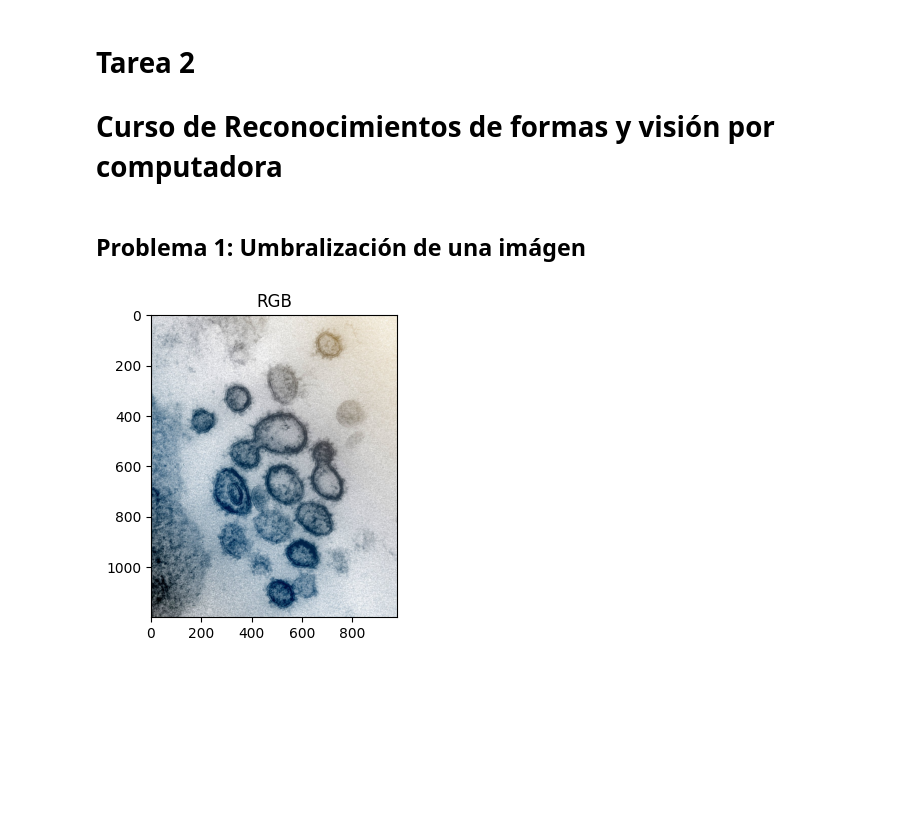
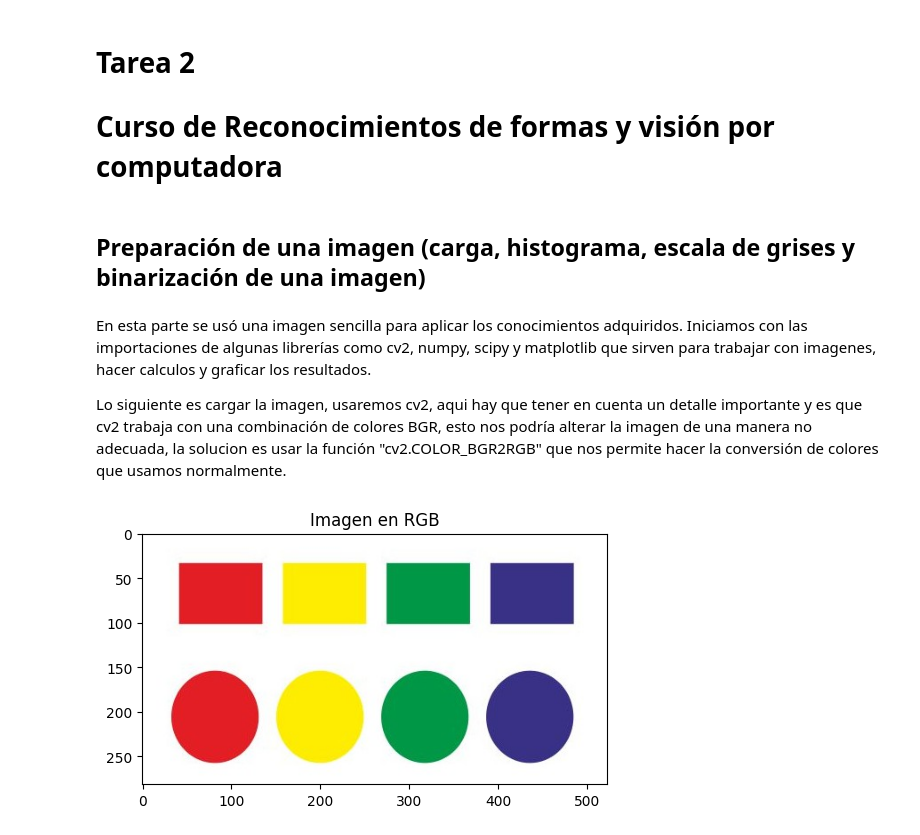
Before and after one commit to JosueHernandezR/shape-recognition-and-computer-vision, a Jupyter notebook: Tarea 2/Tarea 2.ipynb, the cells around one changed output. Drawn from its saved outputs; the diff is of its cells as text; code cells hidden in the pictures; blank space fills up the shorter version.

```diff
--- a/Tarea 2/Tarea 2.ipynb
+++ b/Tarea 2/Tarea 2.ipynb
@@ -2,7 +2,11 @@
 # Tarea 2
 # Curso de Reconocimientos de formas y visión por computadora
 # %% [markdown]
-## Problema 1: Umbralización de una imágen
+## Preparación de una imagen (carga, histograma, escala de grises y binarización de una imagen)
+# %% [markdown]
+En esta parte se usó una imagen sencilla para aplicar los conocimientos adquiridos. Iniciamos con las importaciones de algunas librerías como cv2, numpy, scipy y matplotlib que sirven para trabajar con imagenes, hacer calculos y graficar los resultados.
+
+Lo siguiente es cargar la imagen, usaremos cv2, aqui hay que tener en cuenta un detalle importante y es que cv2 trabaja con una combinación de colores BGR, esto nos podría alterar la imagen de una manera no adecuada, la solucion es usar la función "cv2.COLOR_BGR2RGB" que nos permite hacer la conversión de colores que usamos normalmente.
 # %%
 # Importaciones para la resolución de este problema
 import cv2
@@ -10,14 +15,14 @@ import numpy as np
 from matplotlib import pyplot as plt
 # %%
 #Leyendo imagen
-imagen_covid = cv2.imread('./Resources/imageCovid.jpg')
+imagen = cv2.imread('./Resources/formas.jpg')
 #Poniendo color RGB
-covid_rgb = cv2.cvtColor(imagen_covid, cv2.COLOR_BGR2RGB)
+imagen_rgb = cv2.cvtColor(imagen, cv2.COLOR_BGR2RGB)
 
 #Graficando la imagen
 plt.figure(dpi=100)
-plt.title("RGB")
-plt.imshow(covid_rgb)
+plt.title("Imagen en RGB")
+plt.imshow(imagen_rgb)
 plt.show()
 # %% [output]
-[figure, old version]
+[figure, new version]
```
Also changed, not shown: parts of 30 cells of this notebook, 4 other files.
